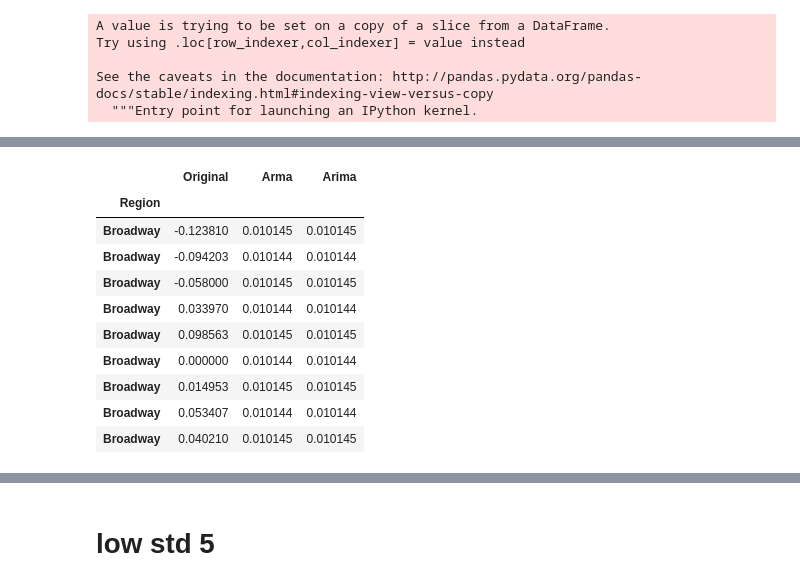
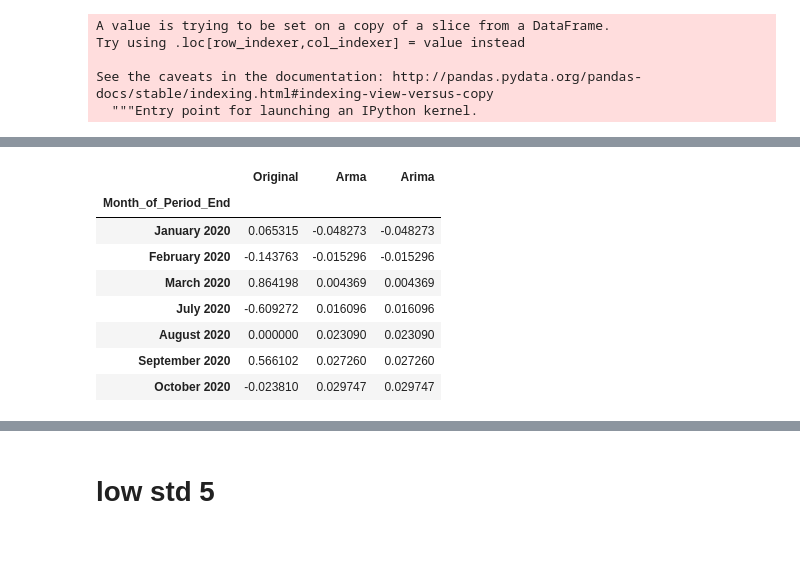
Before and after one commit to CapraRoyale/property-predictions, a Jupyter notebook: neighborhoods.ipynb, the cells around one changed output, grey strips where cells are left out. Saved outputs shown, nothing was run; the diff lists cells and outputs as text; code cells hidden in the pictures; blank space fills up the shorter version.

```diff
--- a/neighborhoods.ipynb
+++ b/neighborhoods.ipynb
@@ -394,0 +53,5 @@ scaler = StandardScaler()
+# %%
+# Cleaning up special characters
+
+dictionary = {'%':'', 'K':'', '\$' : '', ',' : ''}
+neighborhood_df.replace(dictionary, regex=True, inplace=True)
@@ -442 +348,5 @@ broadway_df.plot(y="Median_Sale_Price", x="Month_of_Period_End", kind="line")
+# %%
+internationaldistrict_df = neighborhood_df.loc[neighborhood_df.index == " International District"]
+internationaldistrict_df.reset_index(drop=True, inplace=True)
+internationaldistrict_df.set_index("Month_of_Period_End", inplace = True)
 # %%
@@ -507,4 +383,3 @@ Roots
 # %%
-predicted_arma = results.forecast(steps=9)[0]
-Comparison_l2["Arma"] = predicted_arma
-Comparison_l2
+predicted_arma = results.forecast(steps=7)[0]
+Comparison_l3["Arma"] = predicted_arma
@@ -545,17 +389,15 @@ Roots
 # %%
-predicted_arima = results.forecast(steps=9)[0]
-Comparison_l2["Arima"] = predicted_arma
-Comparison_l2
+predicted_arima = results.forecast(steps=6)[0]
+Comparison_l3["Arima"] = predicted_arma
+Comparison_l3
 # %% [output]
 |  | Original | Arma | Arima |
-| Region |  |  |  |
-| Broadway | -0.123810 | 0.010145 | 0.010145 |
-| Broadway | -0.094203 | 0.010144 | 0.010144 |
-| Broadway | -0.058000 | 0.010145 | 0.010145 |
-| Broadway | 0.033970 | 0.010144 | 0.010144 |
-| Broadway | 0.098563 | 0.010145 | 0.010145 |
-| Broadway | 0.000000 | 0.010144 | 0.010144 |
-| Broadway | 0.014953 | 0.010145 | 0.010145 |
-| Broadway | 0.053407 | 0.010144 | 0.010144 |
-| Broadway | 0.040210 | 0.010145 | 0.010145 |
+| Month_of_Period_End |  |  |  |
+| January 2020 | 0.065315 | -0.048273 | -0.048273 |
+| February 2020 | -0.143763 | -0.015296 | -0.015296 |
+| March 2020 | 0.864198 | 0.004369 | 0.004369 |
+| July 2020 | -0.609272 | 0.016096 | 0.016096 |
+| August 2020 | 0.000000 | 0.023090 | 0.023090 |
+| September 2020 | 0.566102 | 0.027260 | 0.027260 |
+| October 2020 | -0.023810 | 0.029747 | 0.029747 |
 # %%
```
Also changed, not shown: parts of 249 cells of this notebook, 30 other files.
